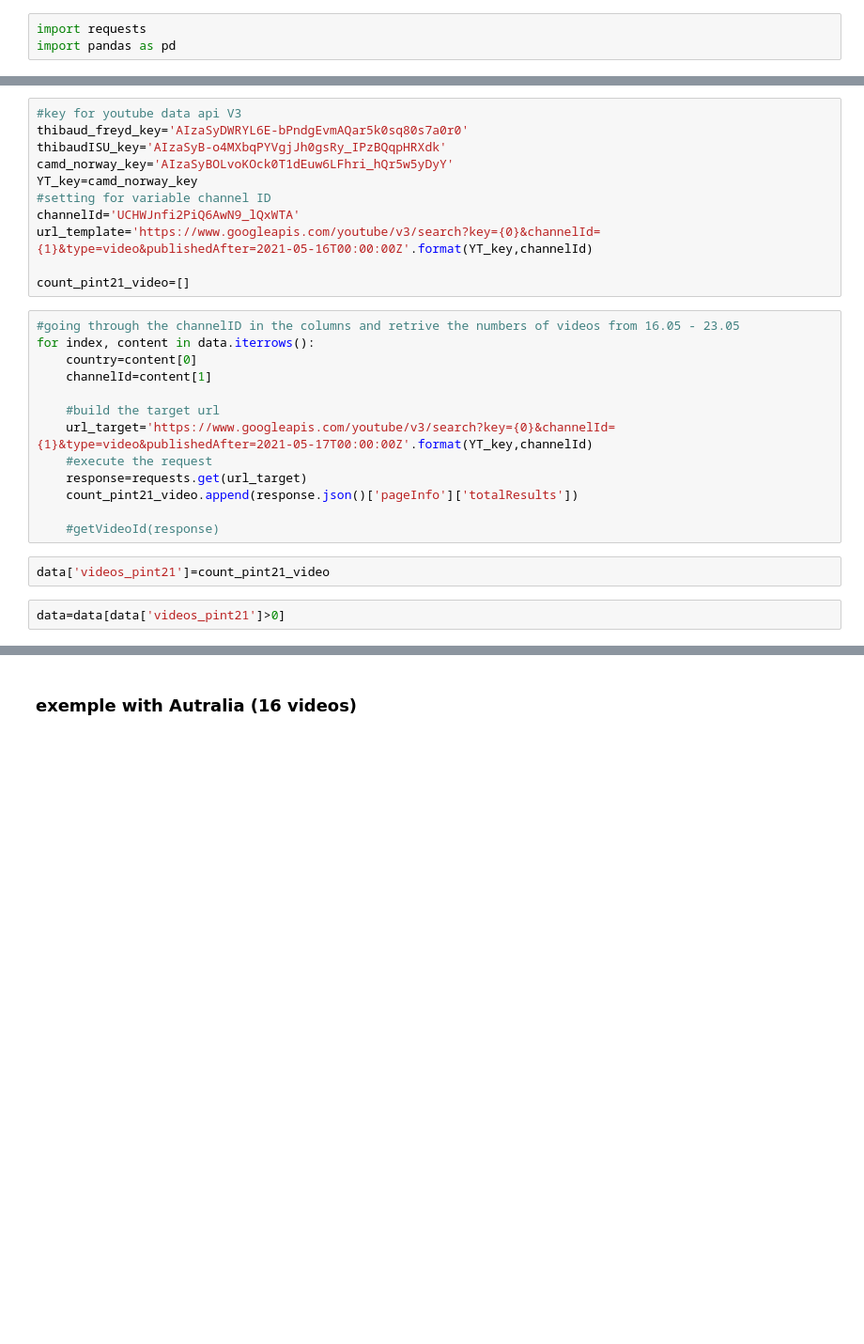
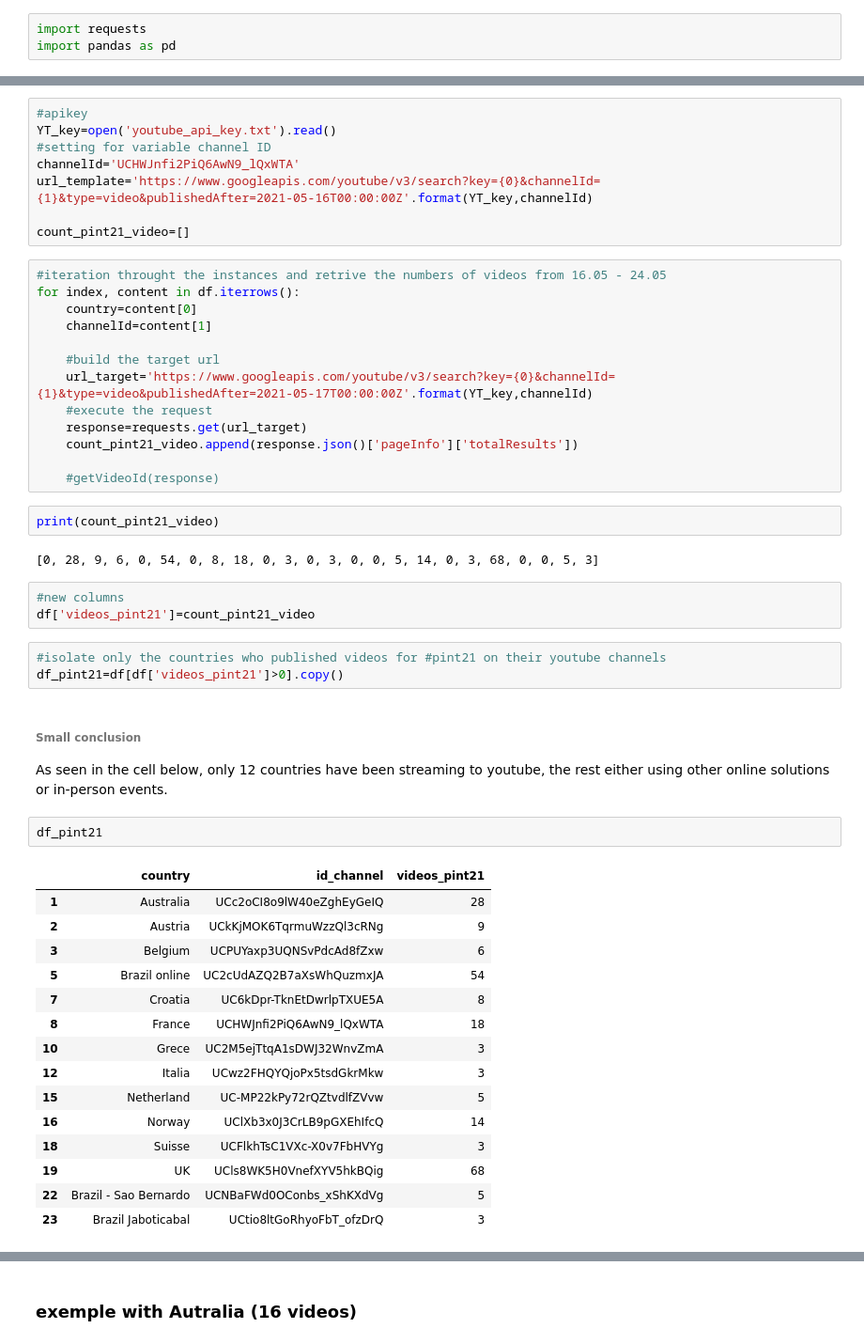
Before and after one commit to tfreyd/27.pint21-YT-stats, a Jupyter notebook: YT views #pint21.ipynb, the cells around one changed output, grey strips where cells are left out. Shown: that part at 94% size. Saved outputs shown, nothing was run; the diff lists cells and outputs as text; blank space fills up the shorter version.

```diff
--- a/YT views #pint21.ipynb
+++ b/YT views #pint21.ipynb
@@ -37,17 +67,14 @@ data.columns=['country','id_channel'] #rename columns
 # %%
-#key for youtube data api V3
-thibaud_freyd_key='AIzaSyDWRYL6E-bPndgEvmAQar5k0sq80s7a0r0'
-thibaudISU_key='AIzaSyB-o4MXbqPYVgjJh0gsRy_IPzBQqpHRXdk'
-camd_norway_key='AIzaSyBOLvoKOck0T1dEuw6LFhri_hQr5w5yDyY'
-YT_key=camd_norway_key
+#apikey
+YT_key=open('youtube_api_key.txt').read()
 #setting for variable channel ID
 channelId='UCHWJnfi2PiQ6AwN9_lQxWTA'
 url_template='https://www.googleapis.com/youtube/v3/search?key={0}&channelId={1}&type=video&publishedAfter=2021-05-16T00:00:00Z'.format(YT_key,channelId)
 
 count_pint21_video=[]
 # %%
-#going through the channelID in the columns and retrive the numbers of videos from 16.05 - 23.05
-for index, content in data.iterrows():
+#iteration throught the instances and retrive the numbers of videos from 16.05 - 24.05
+for index, content in df.iterrows():
     country=content[0]
     channelId=content[1]
 
@@ -58,8 +85,35 @@ for index, content in data.iterrows():
     count_pint21_video.append(response.json()['pageInfo']['totalResults'])
 
     #getVideoId(response)
+# %%
+print(count_pint21_video)
+# %% [output]
+[0, 28, 9, 6, 0, 54, 0, 8, 18, 0, 3, 0, 3, 0, 0, 5, 14, 0, 3, 68, 0, 0, 5, 3]
 # %%
-data['videos_pint21']=count_pint21_video
+#new columns
+df['videos_pint21']=count_pint21_video
 # %%
-data=data[data['videos_pint21']>0]
+#isolate only the countries who published videos for #pint21 on their youtube channels
+df_pint21=df[df['videos_pint21']>0].copy()
+# %% [markdown]
+###### Small conclusion
+As seen in the cell below, only 12 countries have been streaming to youtube, the rest either using other online solutions or in-person events.
+# %%
+df_pint21
+# %% [output]
+|  | country | id_channel | videos_pint21 |
+| 1 | Australia | UCc2oCI8o9lW40eZghEyGeIQ | 28 |
+| 2 | Austria | UCkKjMOK6TqrmuWzzQl3cRNg | 9 |
+| 3 | Belgium | UCPUYaxp3UQNSvPdcAd8fZxw | 6 |
+| 5 | Brazil online | UC2cUdAZQ2B7aXsWhQuzmxJA | 54 |
+| 7 | Croatia | UC6kDpr-TknEtDwrlpTXUE5A | 8 |
+| 8 | France | UCHWJnfi2PiQ6AwN9_lQxWTA | 18 |
+| 10 | Grece | UC2M5ejTtqA1sDWJ32WnvZmA | 3 |
+| 12 | Italia | UCwz2FHQYQjoPx5tsdGkrMkw | 3 |
+| 15 | Netherland | UC-MP22kPy72rQZtvdlfZVvw | 5 |
+| 16 | Norway | UClXb3x0J3CrLB9pGXEhIfcQ | 14 |
+| 18 | Suisse | UCFlkhTsC1VXc-X0v7FbHVYg | 3 |
+| 19 | UK | UCls8WK5H0VnefXYV5hkBQig | 68 |
+| 22 | Brazil - Sao Bernardo | UCNBaFWd0OConbs_xShKXdVg | 5 |
+| 23 | Brazil Jaboticabal | UCtio8ltGoRhyoFbT_ofzDrQ | 3 |
 # %%
```
Also changed, not shown: parts of 22 cells of this notebook, 5 other files.
